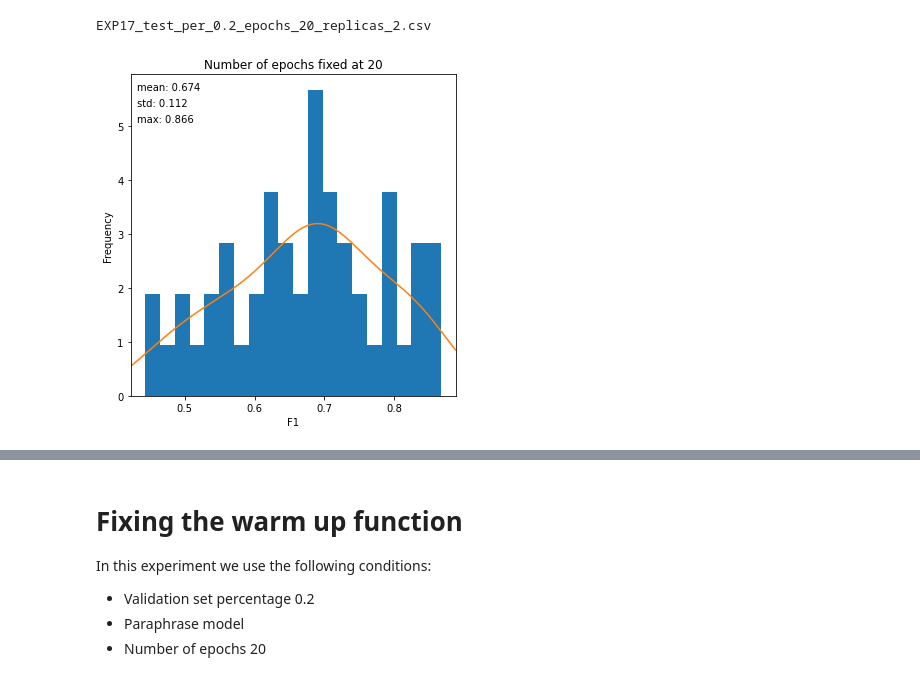
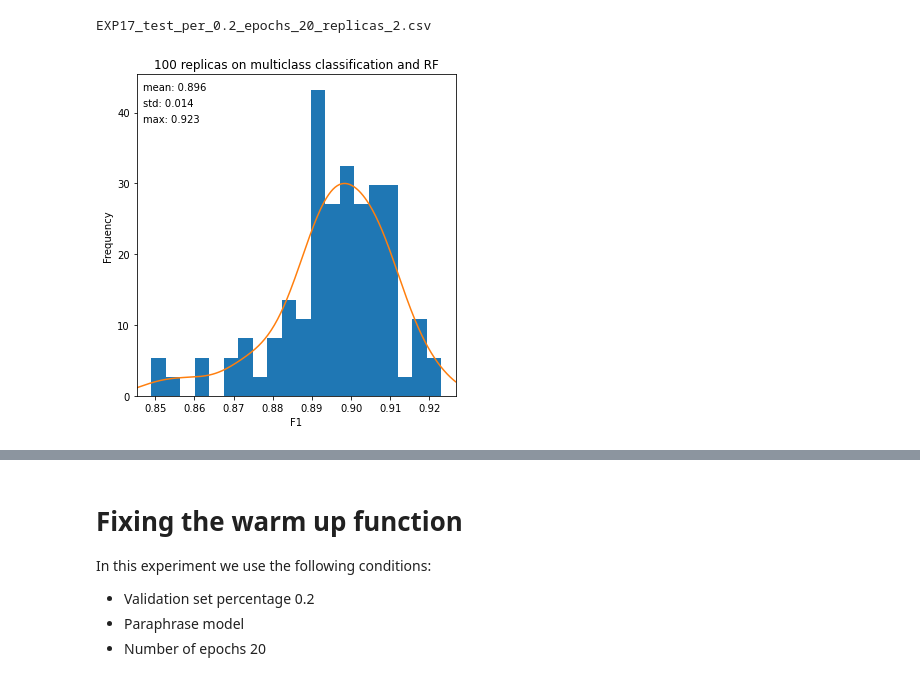
Before and after one commit to thefirebanks/policy-data-analyzer, a Jupyter notebook: tasks/fine_tuning_sbert/notebooks/Model stochasticity evaluation.ipynb, the cells around one changed output, grey strips where cells are left out. Drawn from its saved outputs; the diff is of its cells as text; code cells hidden in the pictures.

Commit message:
New result files

```diff
--- a/tasks/fine_tuning_sbert/notebooks/Model stochasticity evaluation.ipynb
+++ b/tasks/fine_tuning_sbert/notebooks/Model stochasticity evaluation.ipynb
@@ -113,0 +107,11 @@ print(final_dict)
+# %%
+# Use this path when results are saved in a single file
+path = "../input/Random_forest_analysis"
+file = "20_repl_multiclass_RF.json"
+
+final_list = []
+
+new_dict = load_json(path + "/" + file)
+for result in new_dict["warmup0.01"]["validation"]:
+    final_list.append(round(result[1], 3))
+print(final_list)
@@ -188,10 +194,10 @@ EXP17_test_per_0.2_epochs_20_replicas_2.csv
 # %%
 array = np.array(final_list)
 f = plt.figure(figsize=(5, 5))
-plot_array(array, "Number of epochs fixed at 20")
-f.savefig("../output/epochs_20.pdf", bbox_inches='tight')
+plot_array(array, "100 replicas on multiclass classification and RF")
+f.savefig("../output/100_repl_multiclass_RF.pdf", bbox_inches='tight')
 # %% [output]
-[figure, old version]
+[figure, new version]
 # %%
 array
 # %% [output]
```
Also changed, not shown: parts of 3 cells of this notebook, 8 other files.
